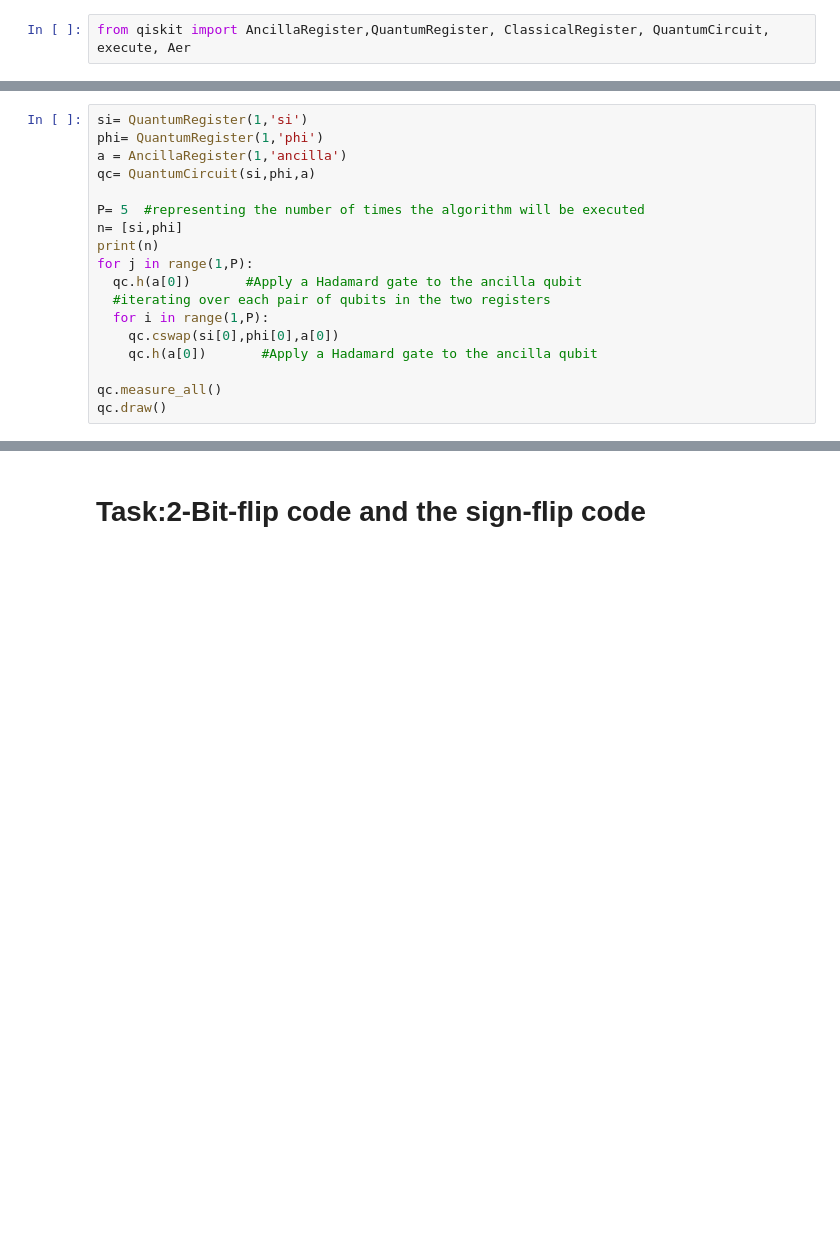
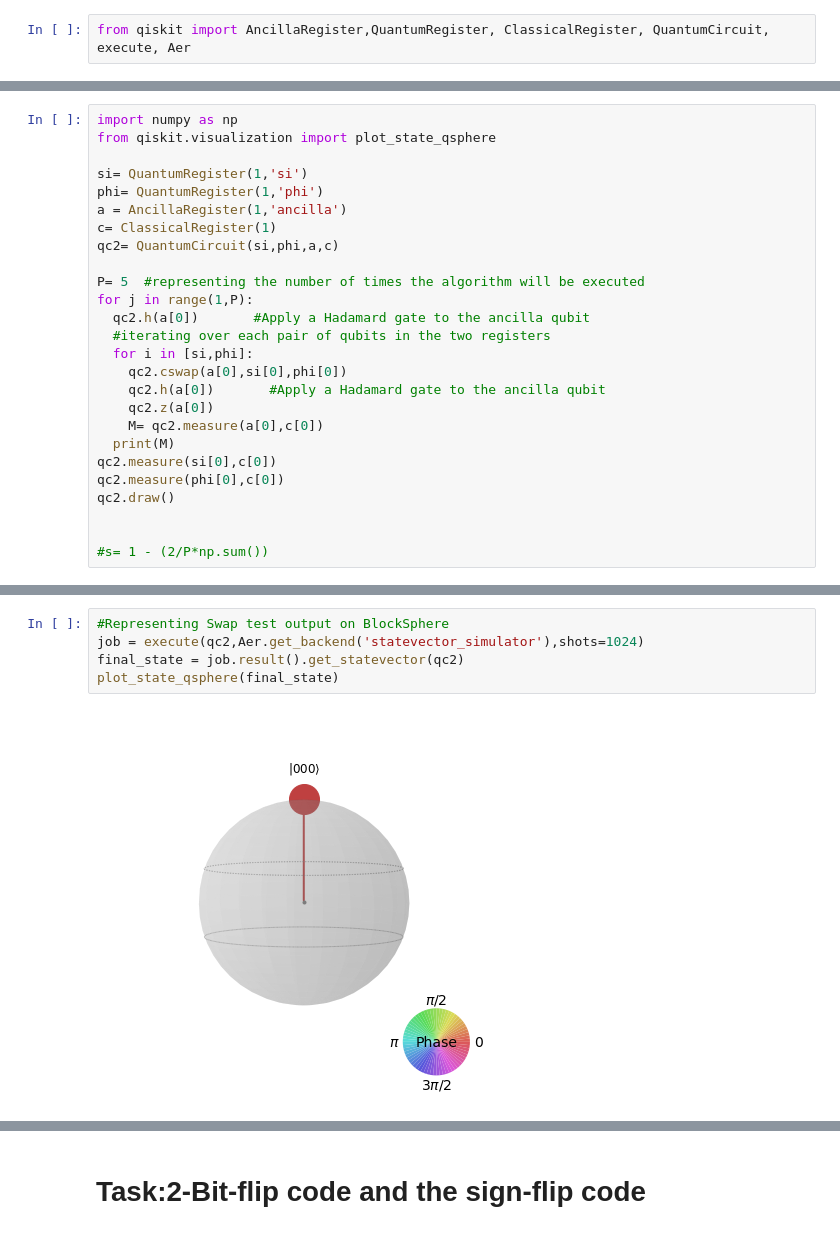
Before and after one commit to mansimht/QOSF-Internship, a Jupyter notebook: QOSF_Internship_Assessment_Task.ipynb, the cells around one changed output, grey strips where cells are left out. Drawn from its saved outputs; the diff is of its cells as text; blank space fills up the shorter version.

```diff
--- a/QOSF_Internship_Assessment_Task.ipynb
+++ b/QOSF_Internship_Assessment_Task.ipynb
@@ -79,21 +87,29 @@ q_1: ──────X──╫─┤M├
 c: 2/═════════╩══╩═
               0  1
 # %%
+import numpy as np
+from qiskit.visualization import plot_state_qsphere
+
 si= QuantumRegister(1,'si')
 phi= QuantumRegister(1,'phi')
 a = AncillaRegister(1,'ancilla')
-qc= QuantumCircuit(si,phi,a)
+c= ClassicalRegister(1)
+qc2= QuantumCircuit(si,phi,a,c)
 
 P= 5  #representing the number of times the algorithm will be executed
-n= [si,phi]
-print(n)
 for j in range(1,P):
-  qc.h(a[0])       #Apply a Hadamard gate to the ancilla qubit
+  qc2.h(a[0])       #Apply a Hadamard gate to the ancilla qubit
   #iterating over each pair of qubits in the two registers
-  for i in range(1,P):
-    qc.cswap(si[0],phi[0],a[0])
-    qc.h(a[0])       #Apply a Hadamard gate to the ancilla qubit
+  for i in [si,phi]:
+    qc2.cswap(a[0],si[0],phi[0])
+    qc2.h(a[0])       #Apply a Hadamard gate to the ancilla qubit
+    qc2.z(a[0])
+    M= qc2.measure(a[0],c[0])
+  print(M)
+qc2.measure(si[0],c[0])
+qc2.measure(phi[0],c[0])
+qc2.draw()
 
-qc.measure_all()
-qc.draw()
+
+#s= 1 - (2/P*np.sum())
 # %% [output]
@@ -117,0 +137,7 @@ ancilla_0: ┤ H ├─X─┤ H ├─X─┤ H ├─X─┤ H ├─X─┤ H
+# %%
+#Representing Swap test output on BlockSphere
+job = execute(qc2,Aer.get_backend('statevector_simulator'),shots=1024)
+final_state = job.result().get_statevector(qc2)
+plot_state_qsphere(final_state)
+# %% [output]
+[figure, added]
```
Also changed, not shown: parts of 5 cells of this notebook.
